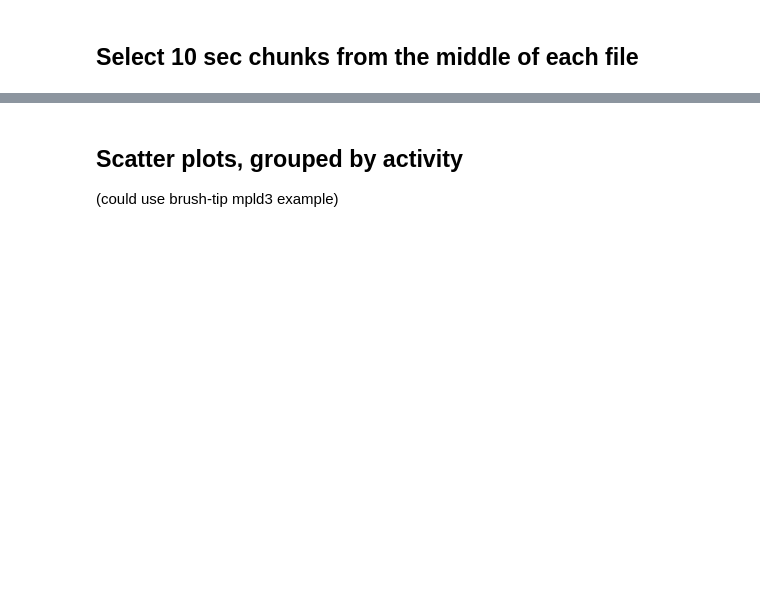
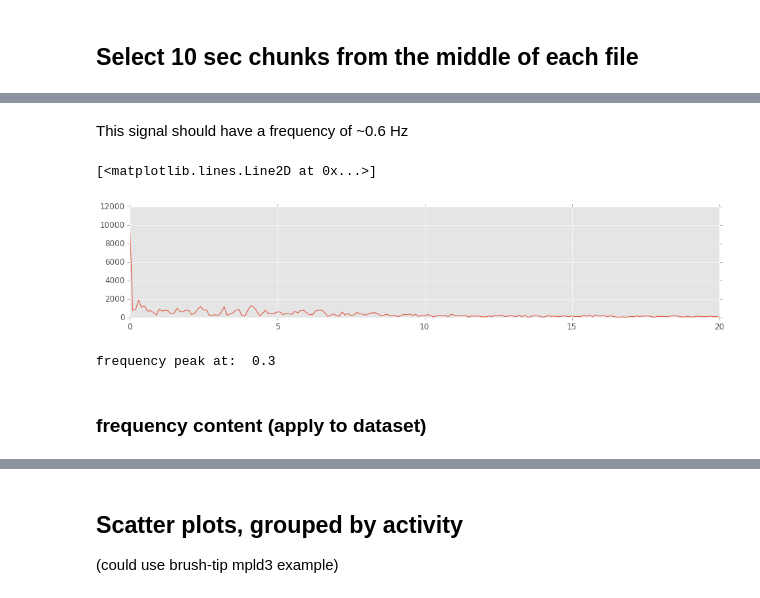
Before and after one commit to Saynah/AthosPy, a Jupyter notebook: data_characterization.ipynb, the cells around one changed output, grey strips where cells are left out. Saved outputs shown, nothing was run; the diff lists cells and outputs as text; code cells hidden in the pictures; blank space fills up the shorter version.

```diff
--- a/data_characterization.ipynb
+++ b/data_characterization.ipynb
@@ -74,0 +227,17 @@ fp.replace
+# %% [markdown]
+This signal should have a frequency of ~0.6 Hz
+# %%
+fft_out = abs(np.fft.rfft(signal))
+freq = np.fft.rfftfreq(len_sig, d=1./fs)
+
+fig, ax = plt.subplots()
+plt.plot(freq, fft_out);
+# %% [output]
+[<matplotlib.lines.Line2D at 0x...>]
+[figure, added]
+# %%
+ix = np.argmax(fft_out[1:]) + 1
+freq_max = freq[ix]
+print 'frequency peak at: ', freq_max
+# %% [output]
+frequency peak at:  0.3
@@ -74,0 +247,2 @@ fp.replace
+# %% [markdown]
+### frequency content (apply to dataset)
```
Also changed, not shown: parts of 69 cells of this notebook, 4 other files.
